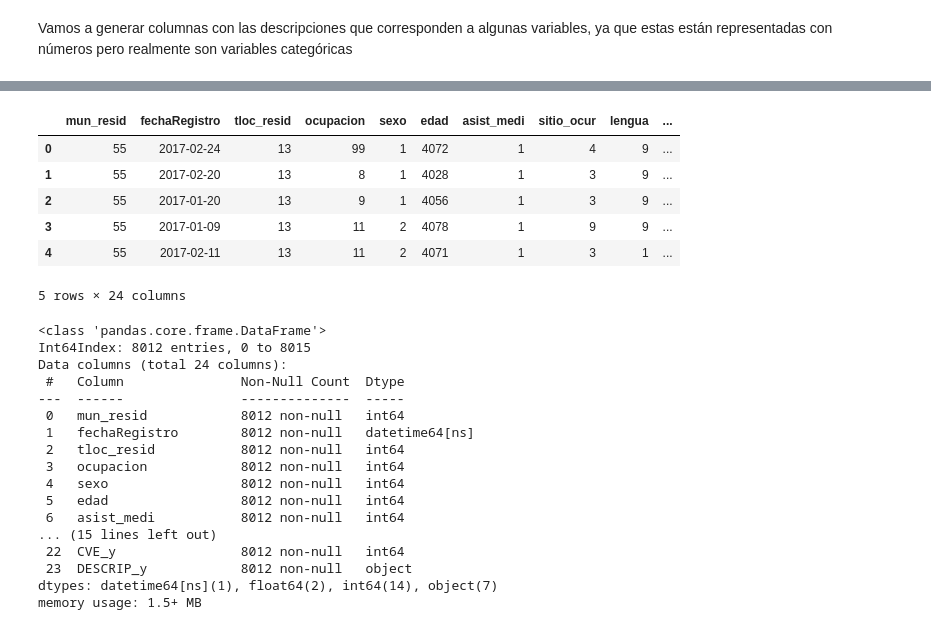
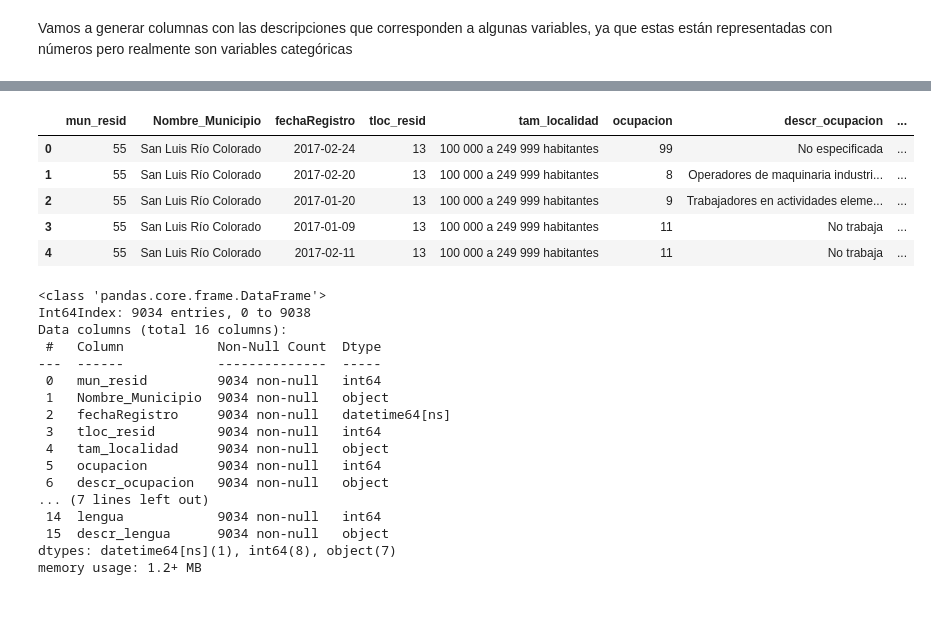
Before and after one commit to Fernando-LunaP/Ing-Caracteristicas, a Jupyter notebook: Proyecto_2/Descargando_los_datos.ipynb, the cells around one changed output, grey strips where cells are left out. Saved outputs shown, nothing was run; the diff lists cells and outputs as text; code cells hidden in the pictures.

```diff
--- a/Proyecto_2/Descargando_los_datos.ipynb
+++ b/Proyecto_2/Descargando_los_datos.ipynb
@@ -284,6 +275,7 @@ from pandas_profiling import ProfileReport
 # %% [markdown]
 Generamos una columna de datetime
 # %%
-rawDataDefunciones = rawDataDefunciones[rawDataDefunciones['dia_regis']<=31]
+#rawDataDefunciones = rawDataDefunciones[rawDataDefunciones['dia_regis']<=31]
+rawDataDefunciones['dia_regis'] = rawDataDefunciones['dia_regis'].apply(lambda x: 28 if x > 31 else x)
 print(rawDataDefunciones.shape)
 # %% [output]
@@ -376,0 +374,5 @@ df_8.rename(columns={ df_8.columns[12]: "x" }, inplace = True)
+# %%
+valores = [4998] # Valor no especificado
+df_8 = df_8[-df_8["edad"].isin(valores)] # Agregamos el simbolo "-" para filtrar los valores que no estén en el df
+df_8["Edad"] = df_8['edad'].apply(lambda x: 1 if x <= 4001 else x - 4000)
+df_8
@@ -377,10 +393,11 @@ df_8.rename(columns={ df_8.columns[12]: "x" }, inplace = True)
+# %%
+rawDataDefunciones = df_8.iloc[:, [0, 10, 1, 2, 13, 3, 15, 4, 17, 24, 6, 19, 7, 21, 8, 23]]
 # %%
-df_8.head()
+rawDataDefunciones.head()
 # %% [output]
-|  | mun_resid | fechaRegistro | tloc_resid | ocupacion | sexo | edad | asist_medi | sitio_ocur | lengua | ... |
-| 0 | 55 | 2017-02-24 | 13 | 99 | 1 | 4072 | 1 | 4 | 9 | ... |
-| 1 | 55 | 2017-02-20 | 13 | 8 | 1 | 4028 | 1 | 3 | 9 | ... |
-| 2 | 55 | 2017-01-20 | 13 | 9 | 1 | 4056 | 1 | 3 | 9 | ... |
-| 3 | 55 | 2017-01-09 | 13 | 11 | 2 | 4078 | 1 | 9 | 9 | ... |
-| 4 | 55 | 2017-02-11 | 13 | 11 | 2 | 4071 | 1 | 3 | 1 | ... |
+|  | mun_resid | Nombre_Municipio | fechaRegistro | tloc_resid | tam_localidad | ocupacion | descr_ocupacion | ... |
+| 0 | 55 | San Luis Río Colorado | 2017-02-24 | 13 | 100 000 a 249 999 habitantes | 99 | No especificada | ... |
+| 1 | 55 | San Luis Río Colorado | 2017-02-20 | 13 | 100 000 a 249 999 habitantes | 8 | Operadores de maquinaria industri... | ... |
+| 2 | 55 | San Luis Río Colorado | 2017-01-20 | 13 | 100 000 a 249 999 habitantes | 9 | Trabajadores en actividades eleme... | ... |
+| 3 | 55 | San Luis Río Colorado | 2017-01-09 | 13 | 100 000 a 249 999 habitantes | 11 | No trabaja | ... |
+| 4 | 55 | San Luis Río Colorado | 2017-02-11 | 13 | 100 000 a 249 999 habitantes | 11 | No trabaja | ... |
-5 rows × 24 columns
@@ -387,20 +407,20 @@ df_8.head()
 # %%
-df_8.info()
+rawDataDefunciones.info()
 # %% [output]
 <class 'pandas.core.frame.DataFrame'>
-Int64Index: 8012 entries, 0 to 8015
-Data columns (total 24 columns):
- #   Column               Non-Null Count  Dtype
----  ------               --------------  -----
- 0   mun_resid            8012 non-null   int64
- 1   fechaRegistro        8012 non-null   datetime64[ns]
- 2   tloc_resid           8012 non-null   int64
- 3   ocupacion            8012 non-null   int64
- 4   sexo                 8012 non-null   int64
- 5   edad                 8012 non-null   int64
- 6   asist_medi           8012 non-null   int64
-... (15 lines left out)
- 22  CVE_y                8012 non-null   int64
- 23  DESCRIP_y            8012 non-null   object
-dtypes: datetime64[ns](1), float64(2), int64(14), object(7)
-memory usage: 1.5+ MB
+Int64Index: 9034 entries, 0 to 9038
+Data columns (total 16 columns):
+ #   Column            Non-Null Count  Dtype
+---  ------            --------------  -----
+ 0   mun_resid         9034 non-null   int64
+ 1   Nombre_Municipio  9034 non-null   object
+ 2   fechaRegistro     9034 non-null   datetime64[ns]
+ 3   tloc_resid        9034 non-null   int64
+ 4   tam_localidad     9034 non-null   object
+ 5   ocupacion         9034 non-null   int64
+ 6   descr_ocupacion   9034 non-null   object
+... (7 lines left out)
+ 14  lengua            9034 non-null   int64
+ 15  descr_lengua      9034 non-null   object
+dtypes: datetime64[ns](1), int64(8), object(7)
+memory usage: 1.2+ MB
```
Also changed, not shown: parts of 32 cells of this notebook, 3 other files.
